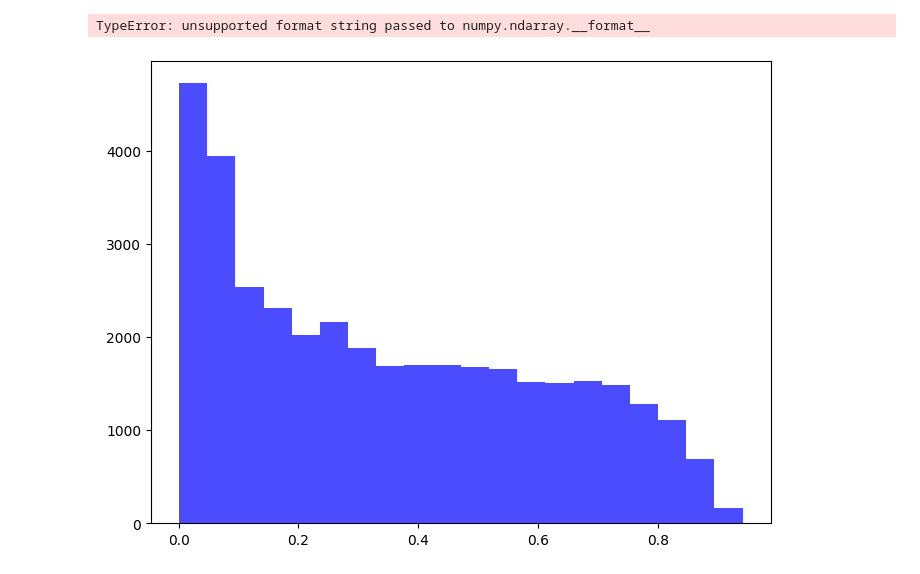
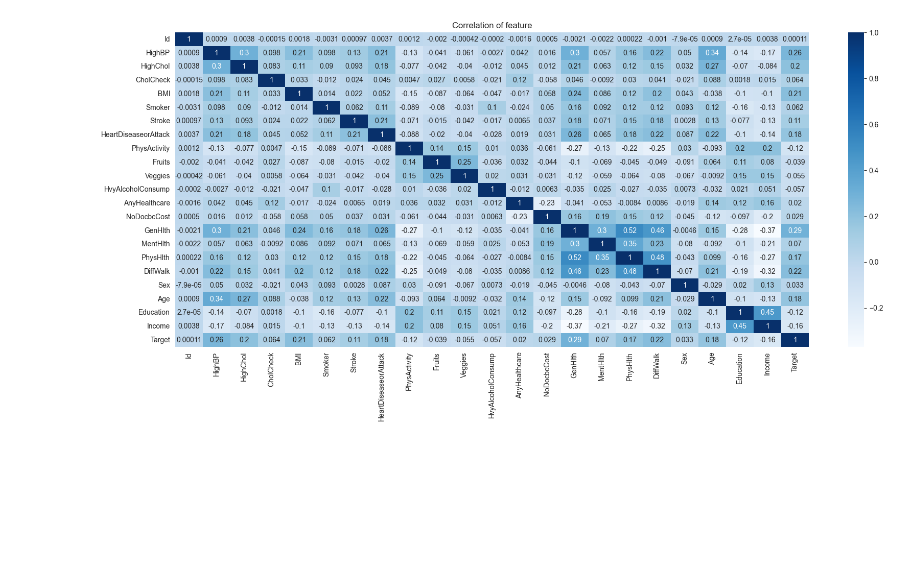
Before and after one commit to williamsaether/DiabetesPrediction-DAT158, a Jupyter notebook: DiabeticPrediction.ipynb, the cells around one changed output. Cells and saved outputs as stored; diff of their text form; code cells hidden in the pictures; blank space fills up the shorter version.

```diff
--- a/DiabeticPrediction.ipynb
+++ b/DiabeticPrediction.ipynb
@@ -381,12 +37,10 @@ plt.show()
-# %%
-plt.figure(figsize=(8, 6))
-plt.hist(y_val_pred_proba, bins=20, color='b', alpha=0.7, label='Predicted Probabilities')
-plt.axvline(threshold, color='r', linestyle='--', label=f'Threshold: {threshold:.3f}')
-plt.title('Distribution of Predicted Probabilities', fontsize=16)
-plt.xlabel('Predicted Probability', fontsize=14)
-plt.ylabel('Frequency', fontsize=14)
-plt.legend()
-plt.show()
-# %% [output]
-TypeError: unsupported format string passed to numpy.ndarray.__format__
-[figure, removed]
+# %%
+df = pd.read_csv('train.csv')
+df_test = pd.read_csv('test.csv')
+# %%
+plt.figure(figsize = (20,8))
+sns.heatmap(df.corr(), annot=True, cmap='Blues')
+plt.title("Correlation of feature")
+plt.show()
+# %% [output]
+[figure, added]
```
Also changed, not shown: parts of 24 cells of this notebook, 5 other files.
